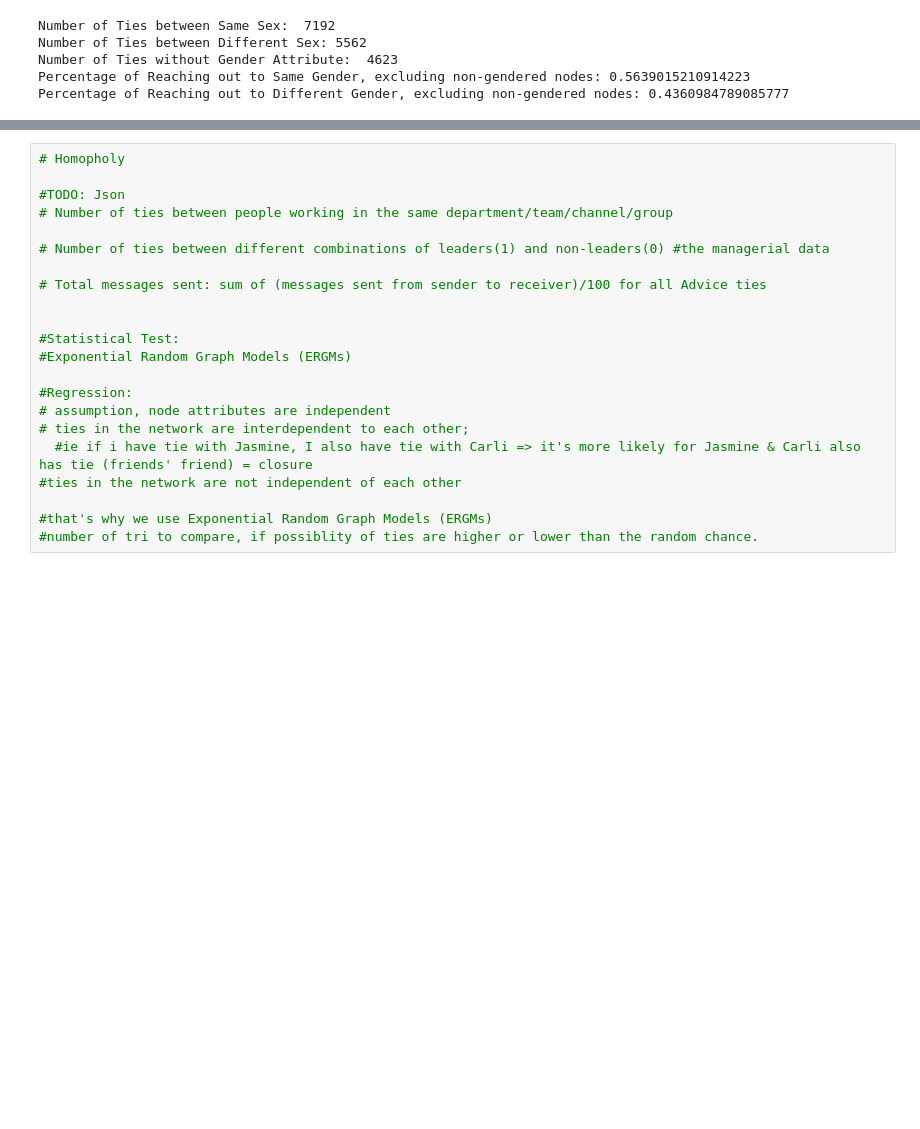
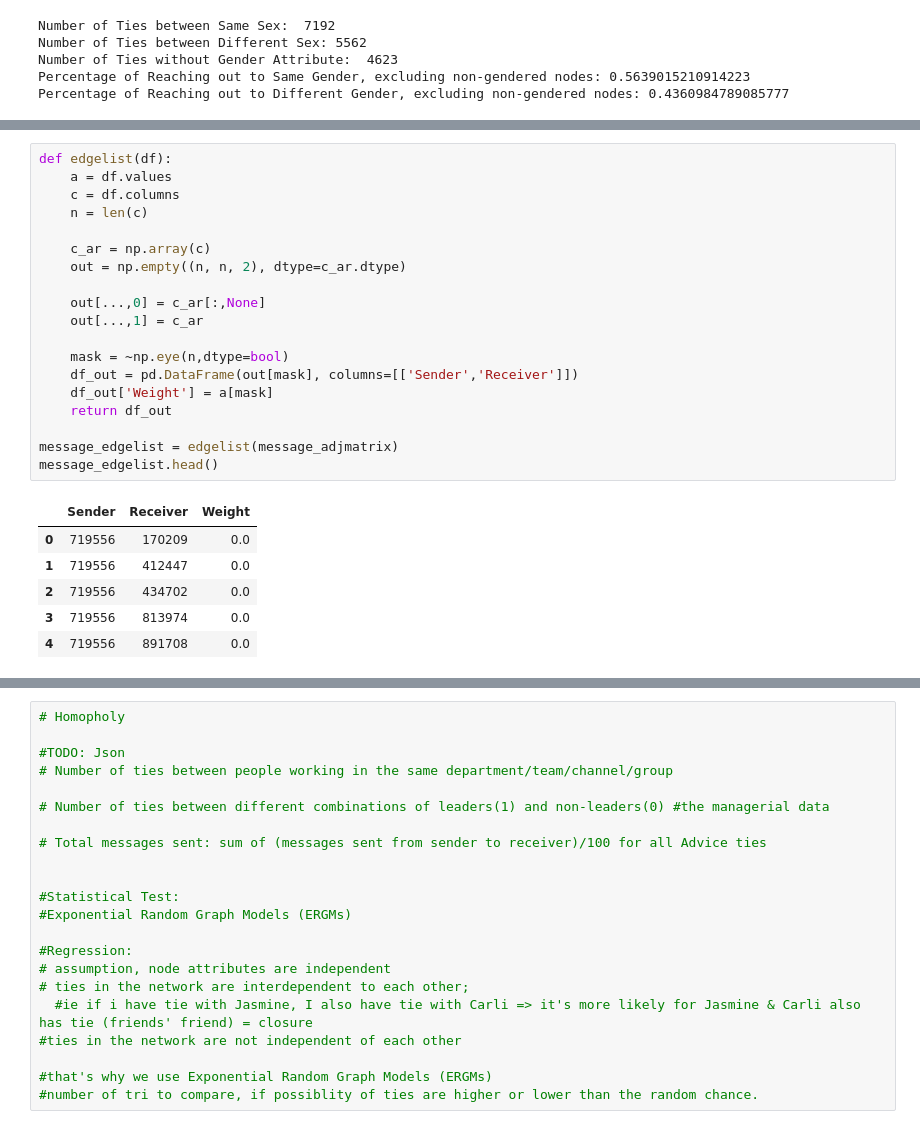
Before and after one commit to Juliaaaachu/Sonic_ESM, a Jupyter notebook: slack_exp.ipynb, the cells around one changed output, grey strips where cells are left out. Cells and saved outputs as stored; diff of their text form; blank space fills up the shorter version.

```diff
--- a/slack_exp.ipynb
+++ b/slack_exp.ipynb
@@ -206,0 +264,26 @@ Percentage of Reaching out to Different Gender, excluding non-gendered nodes: 0.
+# %%
+def edgelist(df):
+    a = df.values
+    c = df.columns
+    n = len(c)
+
+    c_ar = np.array(c)
+    out = np.empty((n, n, 2), dtype=c_ar.dtype)
+
+    out[...,0] = c_ar[:,None]
+    out[...,1] = c_ar
+
+    mask = ~np.eye(n,dtype=bool)
+    df_out = pd.DataFrame(out[mask], columns=[['Sender','Receiver']])
+    df_out['Weight'] = a[mask]
+    return df_out
+
+message_edgelist = edgelist(message_adjmatrix)
+message_edgelist.head()
+# %% [output]
+|  | Sender | Receiver | Weight |
+| 0 | 719556 | 170209 | 0.0 |
+| 1 | 719556 | 412447 | 0.0 |
+| 2 | 719556 | 434702 | 0.0 |
+| 3 | 719556 | 813974 | 0.0 |
+| 4 | 719556 | 891708 | 0.0 |
```
Also changed, not shown: parts of 12 cells of this notebook, 1 other file.
